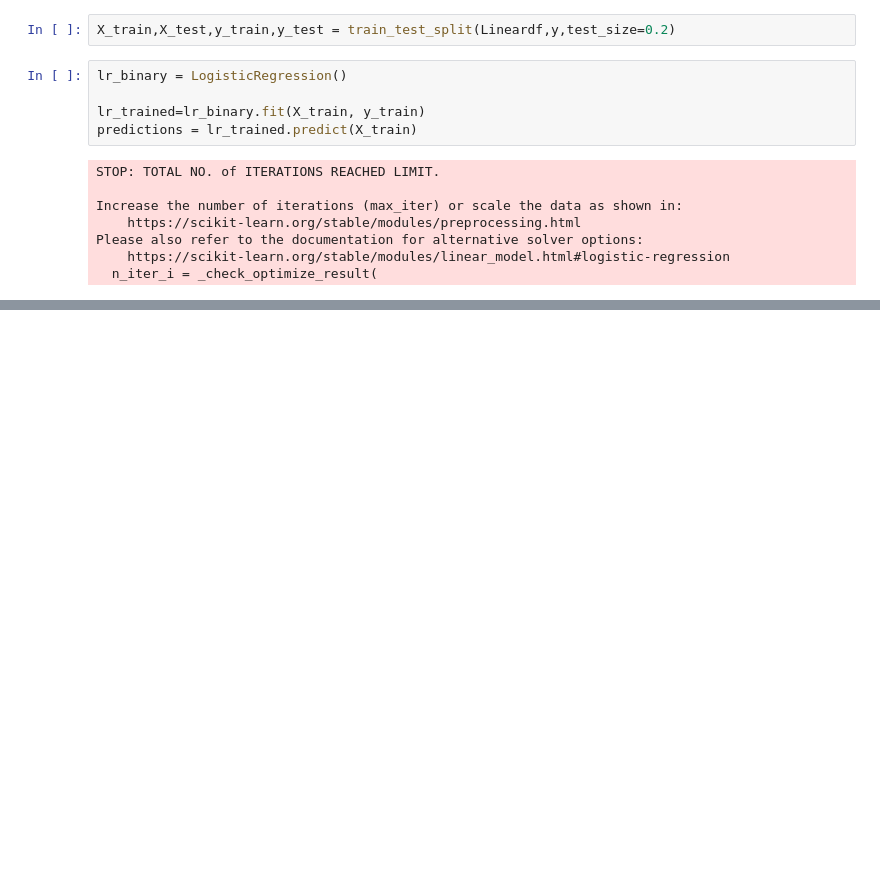
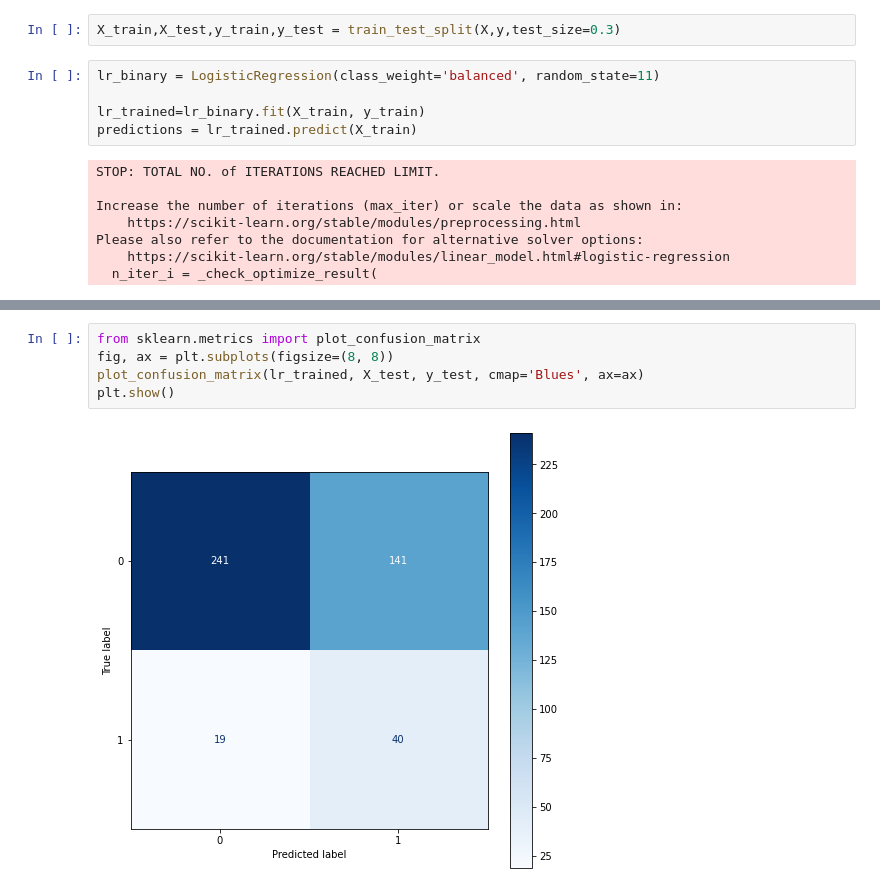
Before and after one commit to HannahZZY/Senior_Project_Hannah, a Jupyter notebook: DA401 codes.ipynb, the cells around one changed output, grey strips where cells are left out. Saved outputs shown, nothing was run; the diff lists cells and outputs as text; blank space fills up the shorter version.

```diff
--- a/DA401 codes.ipynb
+++ b/DA401 codes.ipynb
@@ -468,9 +468,9 @@ from sklearn.linear_model import LogisticRegression
 X = Lineardf
 y = df_Att["Attrition_status"].tolist()
 # %%
-X_train,X_test,y_train,y_test = train_test_split(Lineardf,y,test_size=0.2)
+X_train,X_test,y_train,y_test = train_test_split(X,y,test_size=0.3)
 # %%
-lr_binary = LogisticRegression()
+lr_binary = LogisticRegression(class_weight='balanced', random_state=11)
 
 lr_trained=lr_binary.fit(X_train, y_train)
 predictions = lr_trained.predict(X_train)
@@ -537,0 +505,7 @@ LR
+# %%
+from sklearn.metrics import plot_confusion_matrix
+fig, ax = plt.subplots(figsize=(8, 8))
+plot_confusion_matrix(lr_trained, X_test, y_test, cmap='Blues', ax=ax)
+plt.show()
+# %% [output]
+[figure, added]
```
Also changed, not shown: parts of 16 cells of this notebook, 1 other file.
